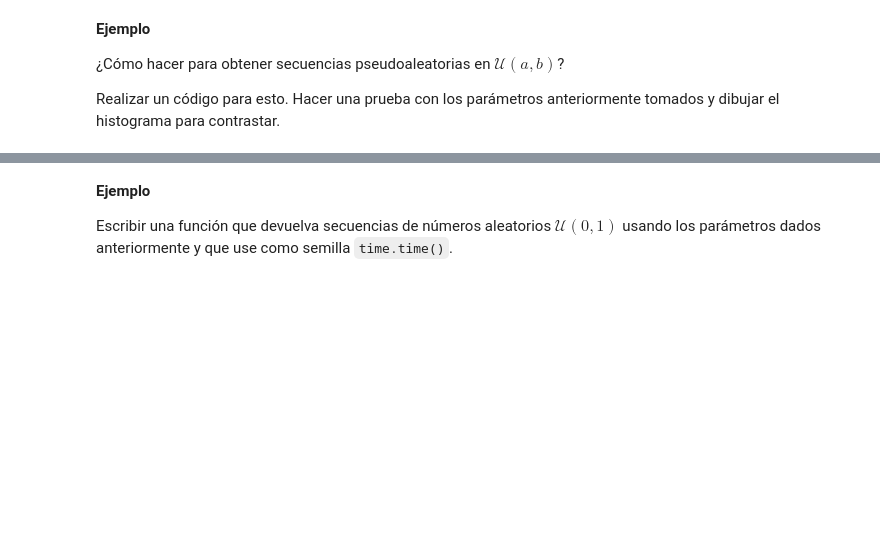
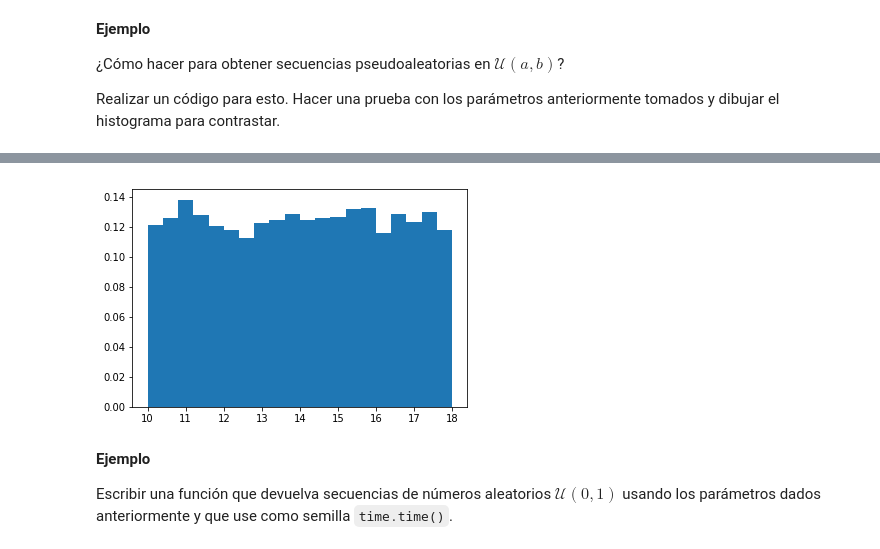
Before and after one commit to valerialadron/SimMat2019_1, a Jupyter notebook: Modulo2/Clase8_NumerosPseudoaleatorios.ipynb, the cells around one changed output, grey strips where cells are left out. Cells and saved outputs as stored; diff of their text form; code cells hidden in the pictures; blank space fills up the shorter version.

```diff
--- a/Modulo2/Clase8_NumerosPseudoaleatorios.ipynb
+++ b/Modulo2/Clase8_NumerosPseudoaleatorios.ipynb
@@ -178,3 +229,8 @@ Realizar un código para esto. Hacer una prueba con los parámetros anteriorment
+# %%
+## Graficar
+plt.hist(x, bins=20, density=True);
+# %% [output]
+[figure, added]
 # %% [markdown]
 **Ejemplo**
 
```
Also changed, not shown: parts of 35 cells of this notebook.
